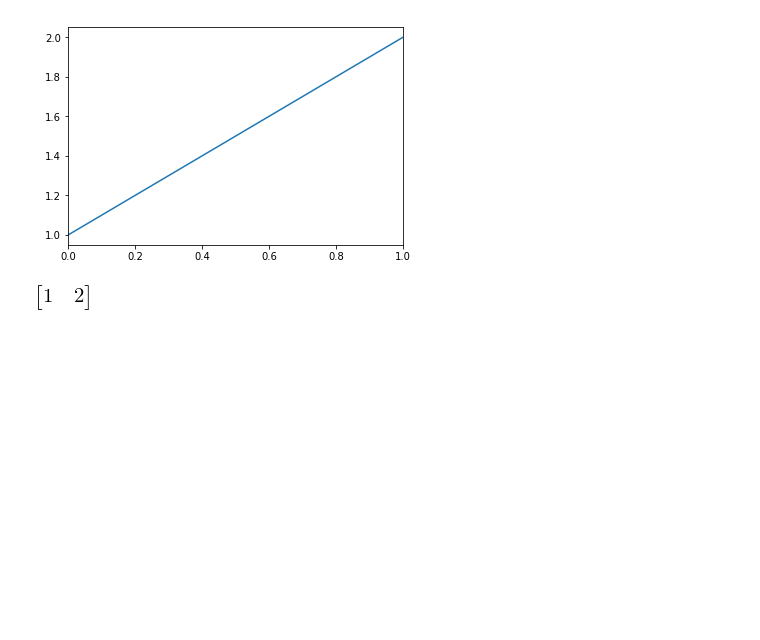
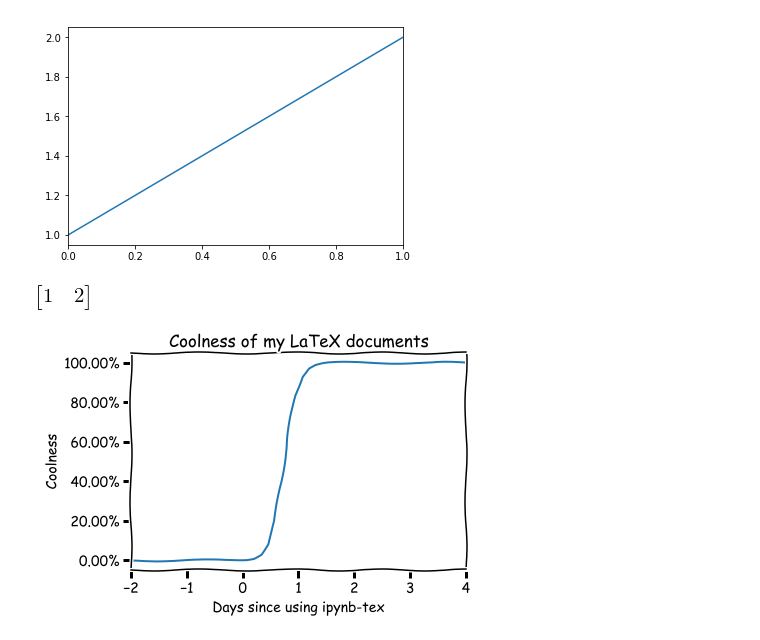
Before and after one commit to poulter7/ipynb-tex, a Jupyter notebook: sample/notebook.ipynb, the cells around one changed output. Cells and saved outputs as stored; diff of their text form; code cells hidden in the pictures; blank space fills up the shorter version.

Commit message:
XKCD demo

```diff
--- a/sample/notebook.ipynb
+++ b/sample/notebook.ipynb
@@ -34,3 +34,22 @@ init_printing(use_unicode=True)
 Matrix(np.matrix([1, 2]))
 # %% [output]
 [figure]
+# %%
+from __future__ import division
+import numpy as np
+import pandas as pd
+from matplotlib import pyplot
+def sigmoid(x):
+     return 1 / (1 + np.exp(7*(-(x-1.2))))
+
+with pyplot.xkcd():
+    x = pd.Series(np.linspace(-2, 5), index=np.linspace(-2, 4))
+    y = x.apply(sigmoid)
+    ax = y.plot(title='Coolness of my LaTeX documents')
+    ax.set_xlabel('Days since using ipynb-tex')
+    ax.set_ylabel('Coolness')
+    ticks = ax.get_yticks()
+    perc_format = lambda x:'{:3.2f}%'.format(x*100)
+    y = ax.set_yticklabels(map(perc_format, ticks))
+# %% [output]
+[figure, added]
```
Also changed, not shown: 7 other files.
